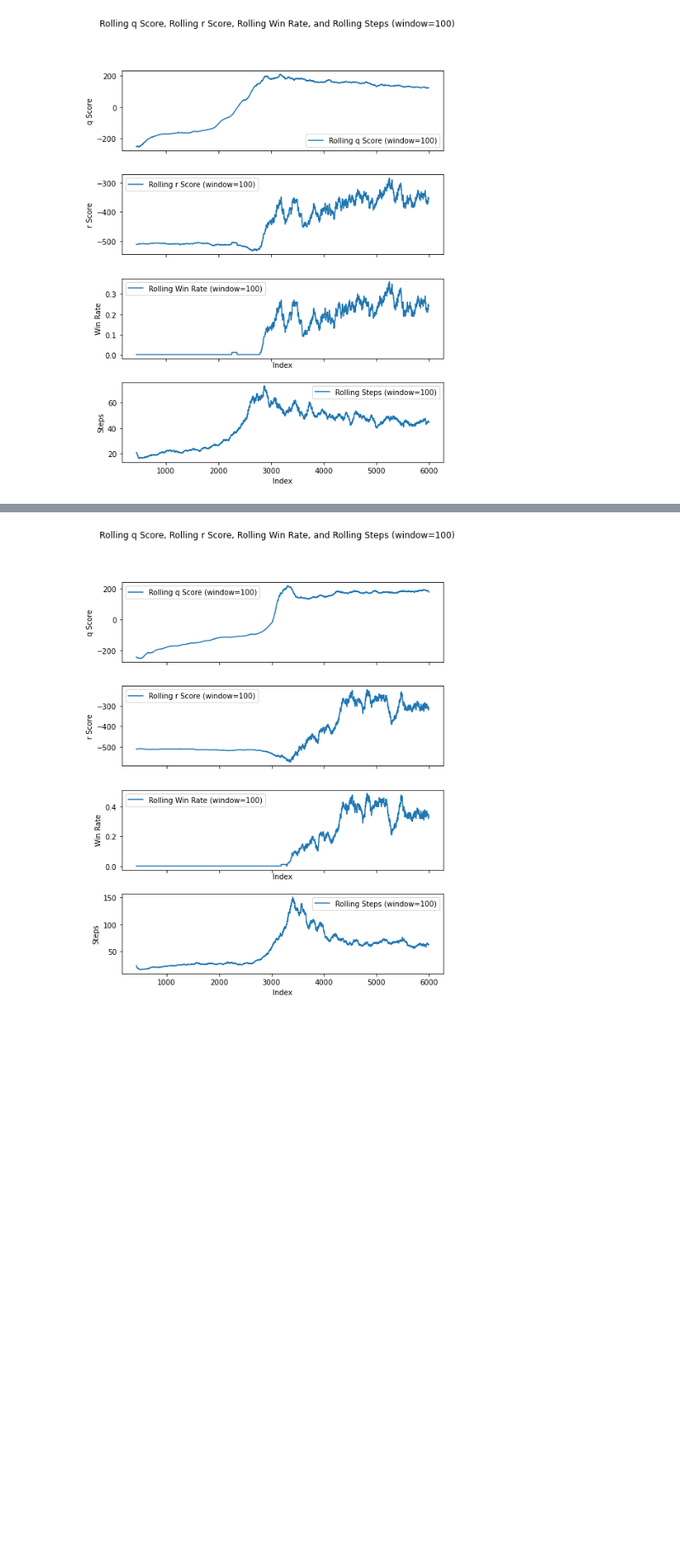
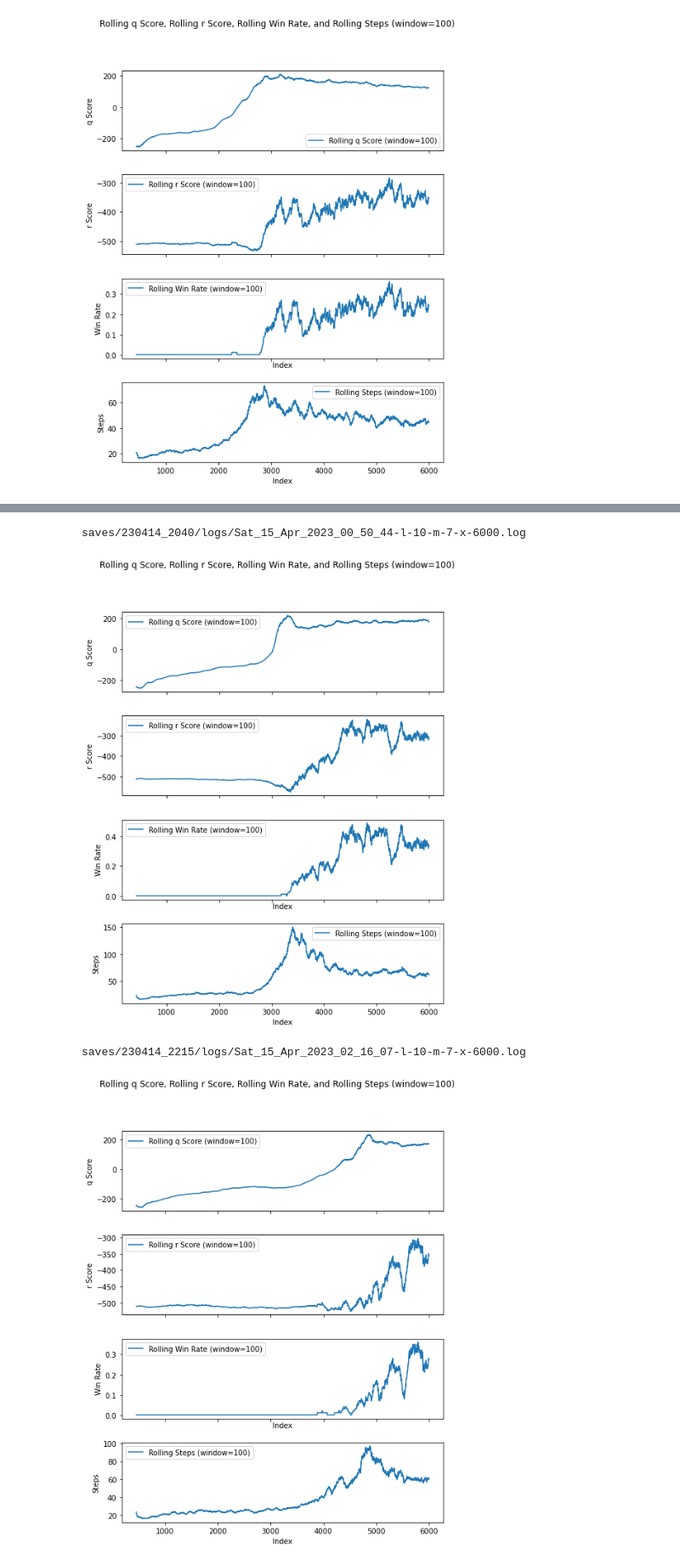
Before and after one commit to andrewmlu/PacmanDQN, a Jupyter notebook: results.ipynb, the cells around one changed output, grey strips where cells are left out. Shown at 85% size. Saved outputs shown, nothing was run; the diff lists cells and outputs as text; code cells hidden in the pictures; blank space fills up the shorter version.

```diff
--- a/results.ipynb
+++ b/results.ipynb
@@ -99,7 +121,15 @@ analyze_logs(log_paths[4])  # ghosts with attack = 0.8
 # %%
-analyze_logs(log_paths[3])  # ghosts with attack = 0.7, lr=1e-4
+print(log_paths[6])
+analyze_logs(log_paths[6]) # ghosts with attack=0.7, lr=1e-4
 # %% [output]
+saves/230414_2040/logs/Sat_15_Apr_2023_00_50_44-l-10-m-7-x-6000.log
 [figure]
+# %%
+print(log_paths[7])
+analyze_logs(log_paths[7])  # ghost attack = 0.8, lr=1e-4
+# %% [output]
+saves/230414_2215/logs/Sat_15_Apr_2023_02_16_07-l-10-m-7-x-6000.log
+[figure, added]
 # %%
 import glob
 directory_path = "./logs"
```
Also changed, not shown: parts of 8 cells of this notebook.
